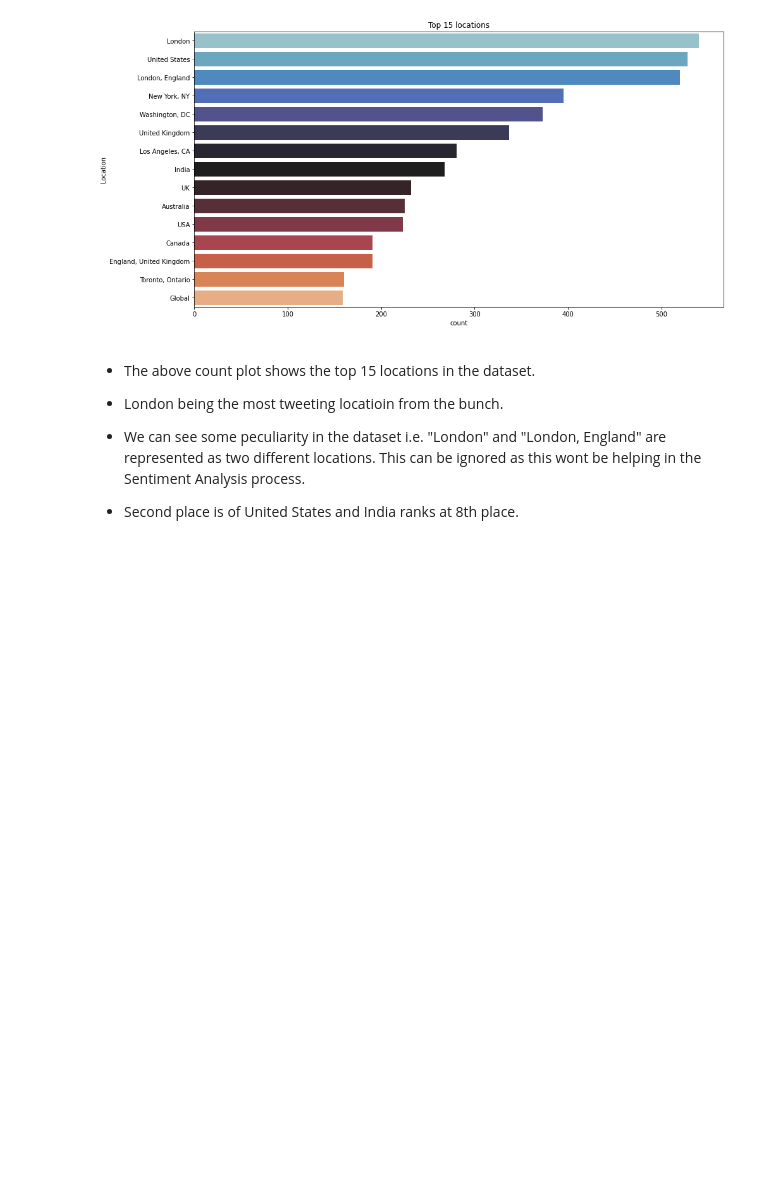
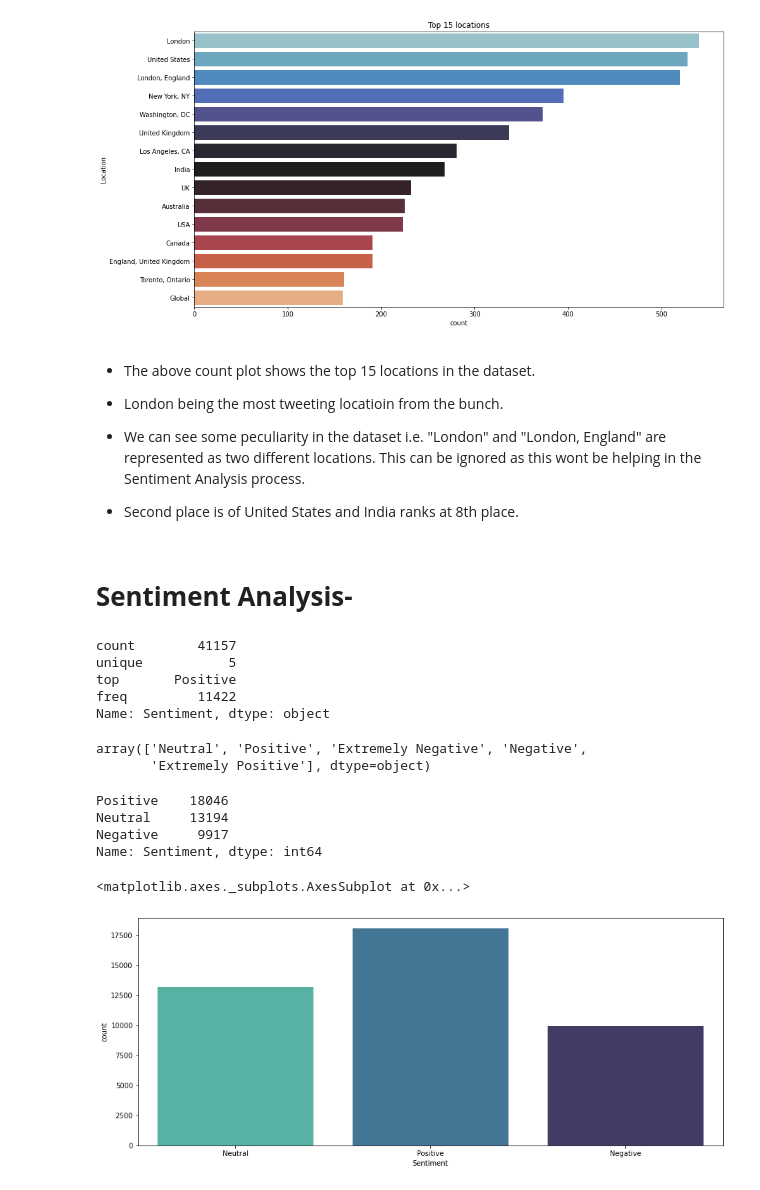
Before and after one commit to Nikkiie/Covid-tweet-sentiment-analysis-Classification, a Jupyter notebook: Covid_19_Tweet_Analysis.ipynb, the cells around one changed output. Cells and saved outputs as stored; diff of their text form; code cells hidden in the pictures; blank space fills up the shorter version.

```diff
--- a/Covid_19_Tweet_Analysis.ipynb
+++ b/Covid_19_Tweet_Analysis.ipynb
@@ -251,3 +251,49 @@ plt.show()
 * We can see some peculiarity in the dataset i.e. "London" and "London, England" are represented as two different locations. This can be ignored as this wont be helping in the Sentiment Analysis process.
 
 * Second place is of United States and India ranks at 8th place.
+# %% [markdown]
+# **Sentiment Analysis-**
+# %%
+# Describing the sentiments
+df.Sentiment.describe()
+# %% [output]
+count        41157
+unique           5
+top       Positive
+freq         11422
+Name: Sentiment, dtype: object
+# %%
+# Checking unique values in Sentiment
+df.Sentiment.unique()
+# %% [output]
+array(['Neutral', 'Positive', 'Extremely Negative', 'Negative',
+       'Extremely Positive'], dtype=object)
+# %%
+# Data has 5 classes of Sentiments, hence we are converting them into 3
+def conversion(x):
+
+  if x == 'Extremely Positive':
+    return "Positive"
+  if x == 'Positive':
+    return "Positive"
+  elif x == "'Extremely Negative":
+    return "Negative"
+  elif x == "Negative":
+    return "Negative"
+  else:
+    return "Neutral"
+
+df["Sentiment"] = df["Sentiment"].apply(lambda x : conversion(x))
+
+df.Sentiment.value_counts()
+# %% [output]
+Positive    18046
+Neutral     13194
+Negative     9917
+Name: Sentiment, dtype: int64
+# %%
+plt.subplots(figsize=(15,6))
+sns.countplot(x='Sentiment', data = df, palette="mako_r")
+# %% [output]
+<matplotlib.axes._subplots.AxesSubplot at 0x...>
+[figure, added]
```
Also changed, not shown: parts of 3 cells of this notebook.
